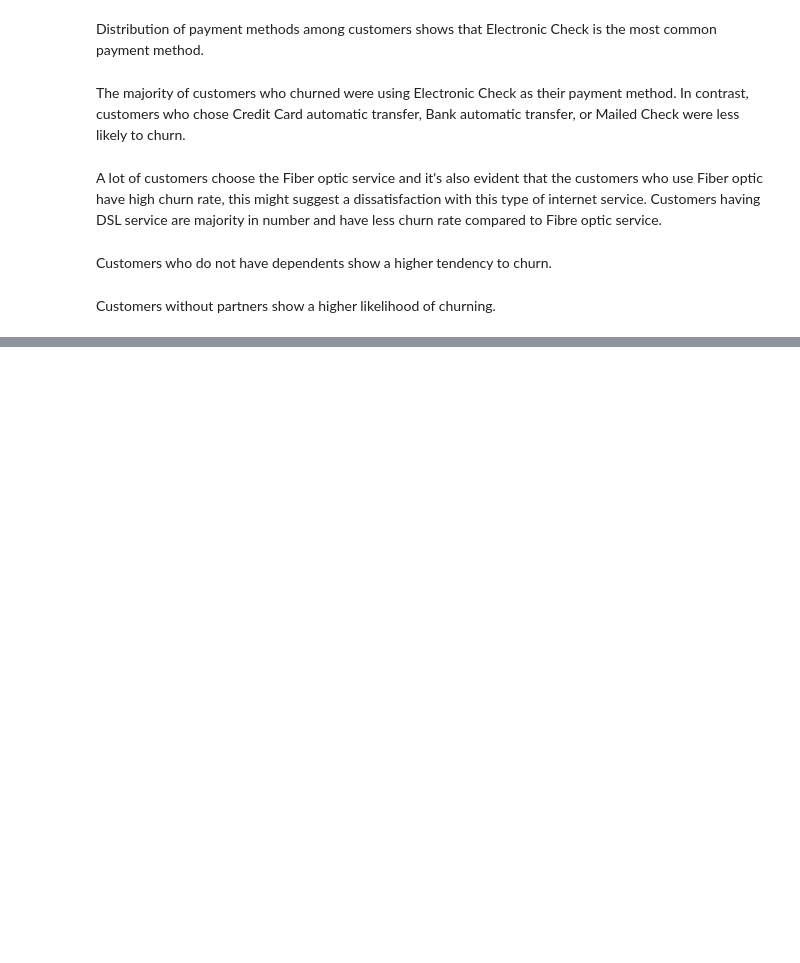
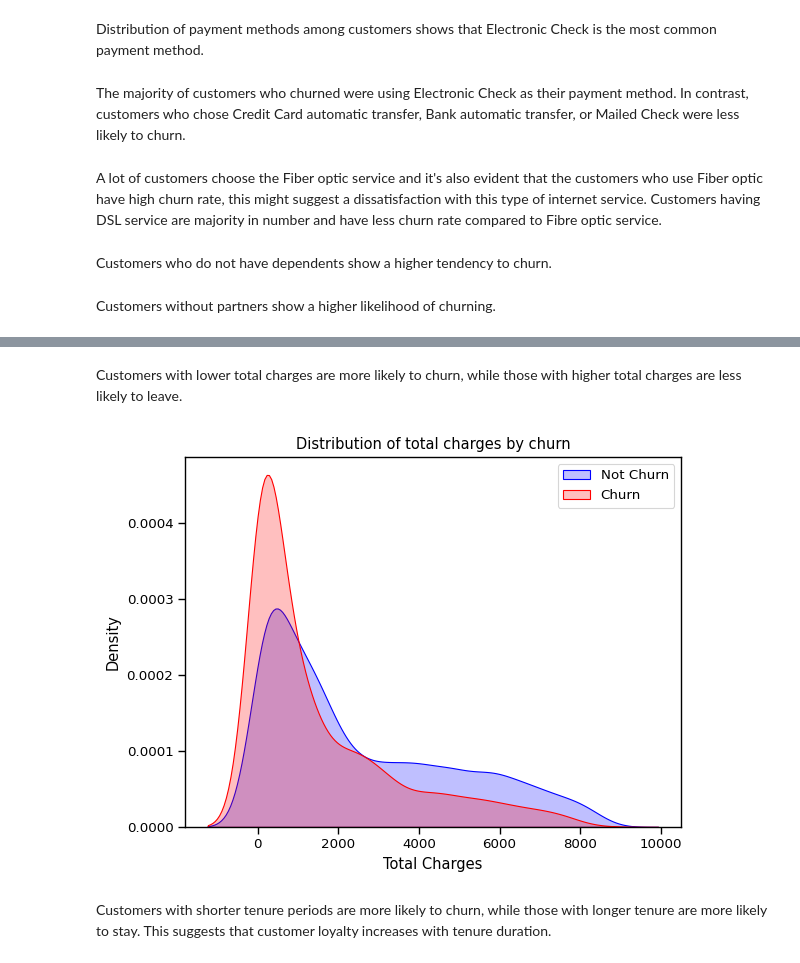
Before and after one commit to afnanzayed/TelcoCustomerChurn, a Jupyter notebook: notebooks/TelcoCustomerChurn.ipynb, the cells around one changed output, grey strips where cells are left out. Cells and saved outputs as stored; diff of their text form; code cells hidden in the pictures; blank space fills up the shorter version.

```diff
--- a/notebooks/TelcoCustomerChurn.ipynb
+++ b/notebooks/TelcoCustomerChurn.ipynb
@@ -694,0 +821,15 @@ fig.show()
+# %% [markdown]
+Customers with lower total charges are more likely to churn, while those with higher total charges are less likely to leave.
+# %%
+ax = sns.kdeplot(df_encoded.TotalCharges[(df_encoded["Churn"] == 0) ],
+                color="Blue", shade = True);
+ax = sns.kdeplot(df_encoded.TotalCharges[(df_encoded["Churn"] == 1) ],
+                ax =ax, color="Red", shade= True);
+ax.legend(["Not Churn","Churn"],loc='upper right');
+ax.set_ylabel('Density');
+ax.set_xlabel('Total Charges');
+ax.set_title('Distribution of total charges by churn');
+# %% [output]
+[figure, added]
+# %% [markdown]
+Customers with shorter tenure periods are more likely to churn, while those with longer tenure are more likely to stay. This suggests that customer loyalty increases with tenure duration.
```
Also changed, not shown: parts of 21 cells of this notebook.
